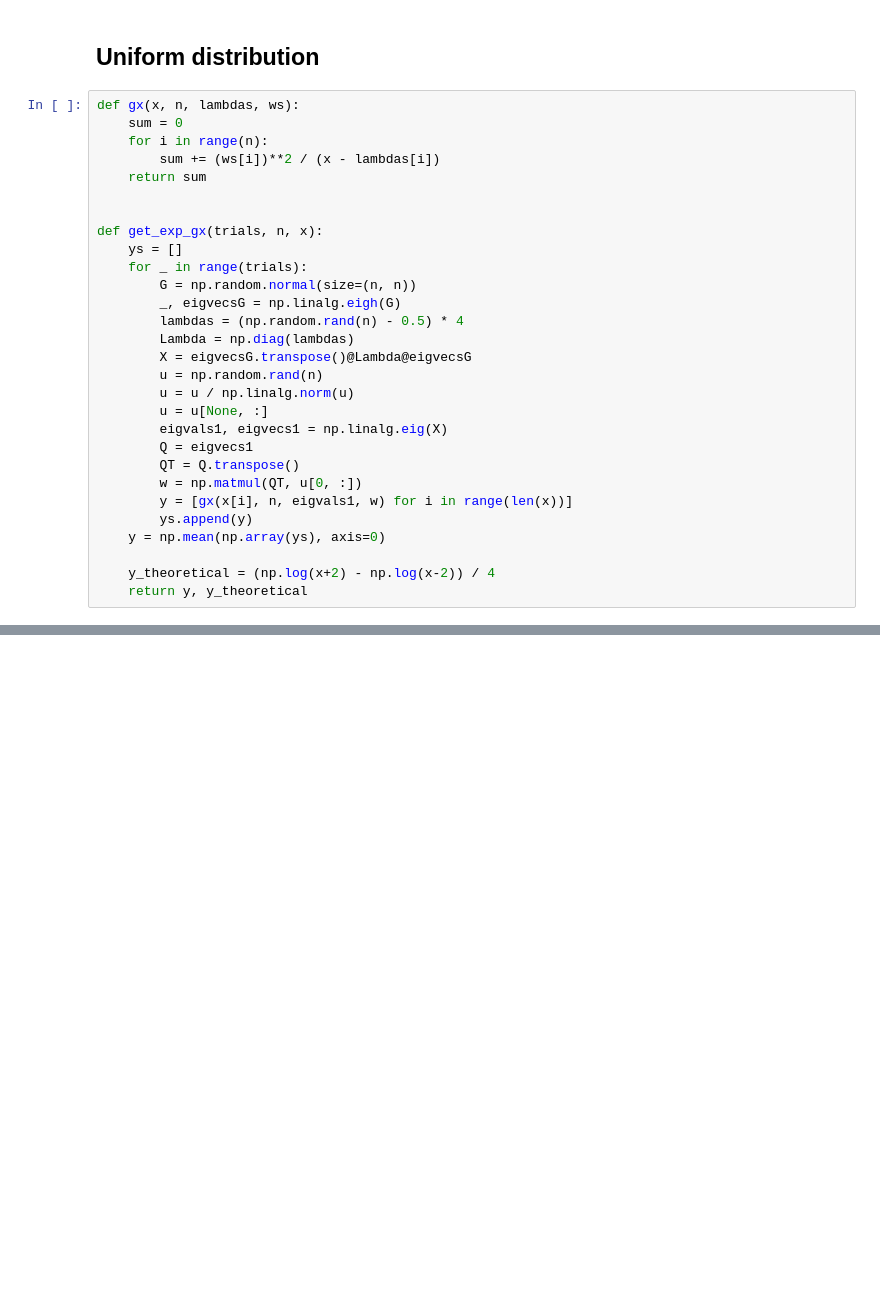
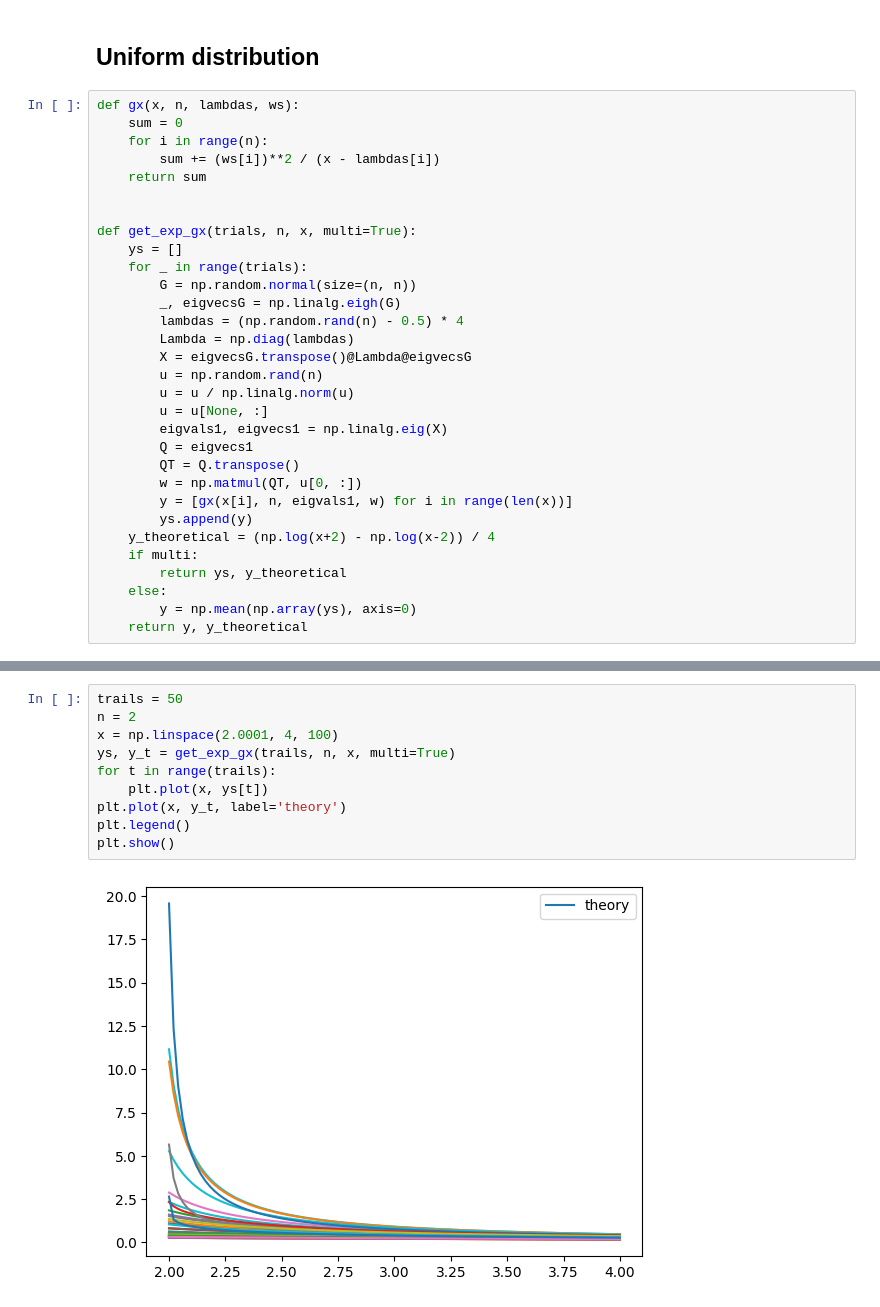
Before and after one commit to RRemixx/eecs598003, a Jupyter notebook: dist.ipynb, the cells around one changed output, grey strips where cells are left out. Cells and saved outputs as stored; diff of their text form; blank space fills up the shorter version.

```diff
--- a/dist.ipynb
+++ b/dist.ipynb
@@ -45,7 +45,7 @@ def gx(x, n, lambdas, ws):
     return sum
 
 
-def get_exp_gx(trials, n, x):
+def get_exp_gx(trials, n, x, multi=True):
     ys = []
     for _ in range(trials):
         G = np.random.normal(size=(n, n))
@@ -62,9 +62,11 @@ def get_exp_gx(trials, n, x):
         w = np.matmul(QT, u[0, :])
         y = [gx(x[i], n, eigvals1, w) for i in range(len(x))]
         ys.append(y)
-    y = np.mean(np.array(ys), axis=0)
-
     y_theoretical = (np.log(x+2) - np.log(x-2)) / 4
+    if multi:
+        return ys, y_theoretical
+    else:
+        y = np.mean(np.array(ys), axis=0)
     return y, y_theoretical
 # %%
 trails = 50
@@ -78,3 +80,15 @@ plt.legend()
 plt.show()
 # %% [output]
 [figure]
+# %%
+trails = 50
+n = 2
+x = np.linspace(2.0001, 4, 100)
+ys, y_t = get_exp_gx(trails, n, x, multi=True)
+for t in range(trails):
+    plt.plot(x, ys[t])
+plt.plot(x, y_t, label='theory')
+plt.legend()
+plt.show()
+# %% [output]
+[figure, added]
```
Also changed, not shown: parts of 3 cells of this notebook.
